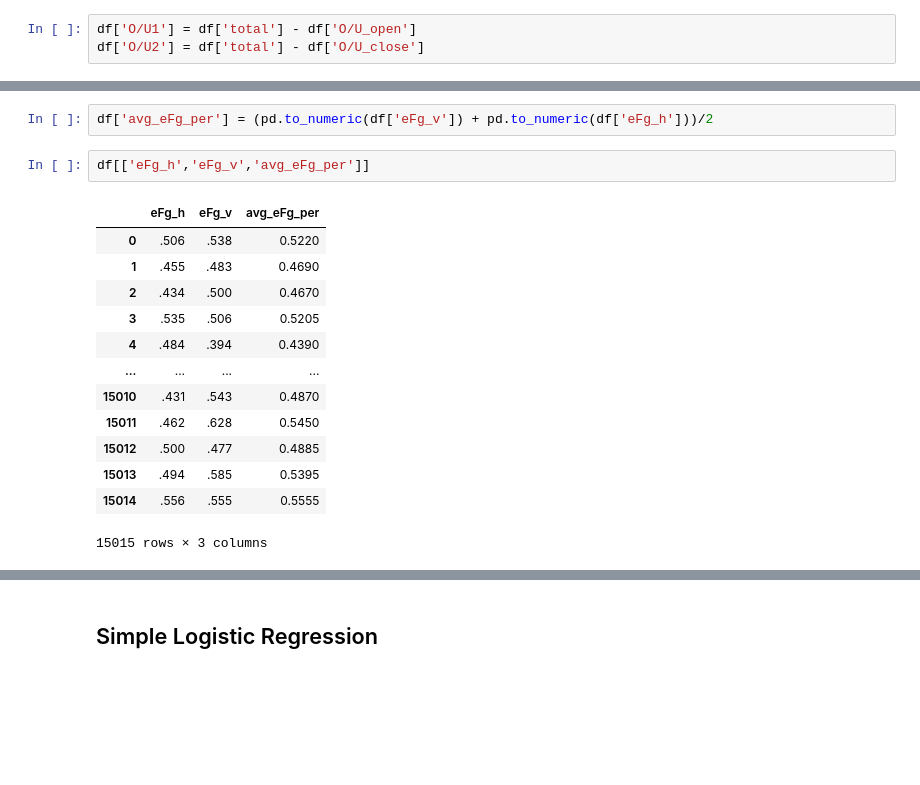
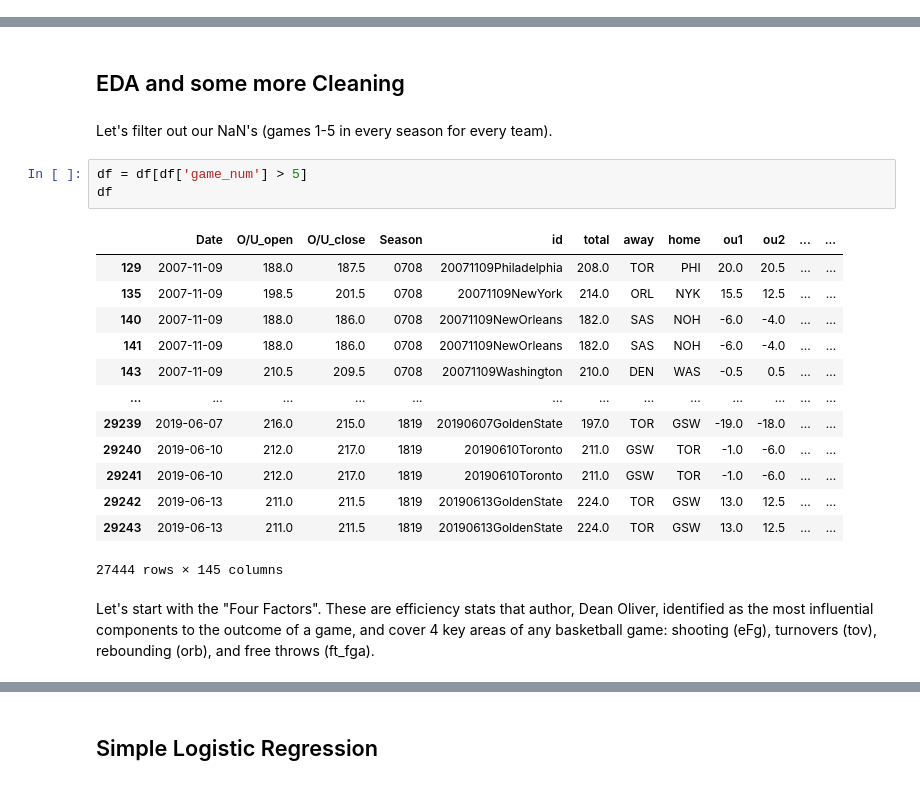
Before and after one commit to jseemayer2/NBA-Over-Under-Predictor, a Jupyter notebook: Classification.ipynb, the cells around one changed output, grey strips where cells are left out. Saved outputs shown, nothing was run; the diff lists cells and outputs as text; blank space fills up the shorter version.

Commit message:
Began EDA on Four Factors

```diff
--- a/Classification.ipynb
+++ b/Classification.ipynb
@@ -33,3 +32,0 @@ df
-# %%
-df['O/U1'] = df['total'] - df['O/U_open']
-df['O/U2'] = df['total'] - df['O/U_close']
@@ -52,18 +33,23 @@ df
-# %%
-df['avg_eFg_per'] = (pd.to_numeric(df['eFg_v']) + pd.to_numeric(df['eFg_h']))/2
-# %%
-df[['eFg_h','eFg_v','avg_eFg_per']]
-# %% [output]
-|  | eFg_h | eFg_v | avg_eFg_per |
-| 0 | .506 | .538 | 0.5220 |
-| 1 | .455 | .483 | 0.4690 |
-| 2 | .434 | .500 | 0.4670 |
-| 3 | .535 | .506 | 0.5205 |
-| 4 | .484 | .394 | 0.4390 |
-| ... | ... | ... | ... |
-| 15010 | .431 | .543 | 0.4870 |
-| 15011 | .462 | .628 | 0.5450 |
-| 15012 | .500 | .477 | 0.4885 |
-| 15013 | .494 | .585 | 0.5395 |
-| 15014 | .556 | .555 | 0.5555 |
-15015 rows × 3 columns
+# %% [markdown]
+## EDA and some more Cleaning
+# %% [markdown]
+Let's filter out our NaN's (games 1-5 in every season for every team).
+# %%
+df = df[df['game_num'] > 5]
+df
+# %% [output]
+|  | Date | O/U_open | O/U_close | Season | id | total | away | home | ou1 | ou2 | ... | ... |
+| 129 | 2007-11-09 | 188.0 | 187.5 | 0708 | 20071109Philadelphia | 208.0 | TOR | PHI | 20.0 | 20.5 | ... | ... |
+| 135 | 2007-11-09 | 198.5 | 201.5 | 0708 | 20071109NewYork | 214.0 | ORL | NYK | 15.5 | 12.5 | ... | ... |
+| 140 | 2007-11-09 | 188.0 | 186.0 | 0708 | 20071109NewOrleans | 182.0 | SAS | NOH | -6.0 | -4.0 | ... | ... |
+| 141 | 2007-11-09 | 188.0 | 186.0 | 0708 | 20071109NewOrleans | 182.0 | SAS | NOH | -6.0 | -4.0 | ... | ... |
+| 143 | 2007-11-09 | 210.5 | 209.5 | 0708 | 20071109Washington | 210.0 | DEN | WAS | -0.5 | 0.5 | ... | ... |
+| ... | ... | ... | ... | ... | ... | ... | ... | ... | ... | ... | ... | ... |
+| 29239 | 2019-06-07 | 216.0 | 215.0 | 1819 | 20190607GoldenState | 197.0 | TOR | GSW | -19.0 | -18.0 | ... | ... |
+| 29240 | 2019-06-10 | 212.0 | 217.0 | 1819 | 20190610Toronto | 211.0 | GSW | TOR | -1.0 | -6.0 | ... | ... |
+| 29241 | 2019-06-10 | 212.0 | 217.0 | 1819 | 20190610Toronto | 211.0 | GSW | TOR | -1.0 | -6.0 | ... | ... |
+| 29242 | 2019-06-13 | 211.0 | 211.5 | 1819 | 20190613GoldenState | 224.0 | TOR | GSW | 13.0 | 12.5 | ... | ... |
+| 29243 | 2019-06-13 | 211.0 | 211.5 | 1819 | 20190613GoldenState | 224.0 | TOR | GSW | 13.0 | 12.5 | ... | ... |
+27444 rows × 145 columns
+# %% [markdown]
+Let's start with the "Four Factors". These are efficiency stats that author, Dean Oliver, identified as the most influential components to the outcome of a game, and cover 4 key areas of any basketball game: shooting (eFg), turnovers (tov), rebounding (orb), and free throws (ft_fga).
```
Also changed, not shown: parts of 23 cells of this notebook, 1 other file.
